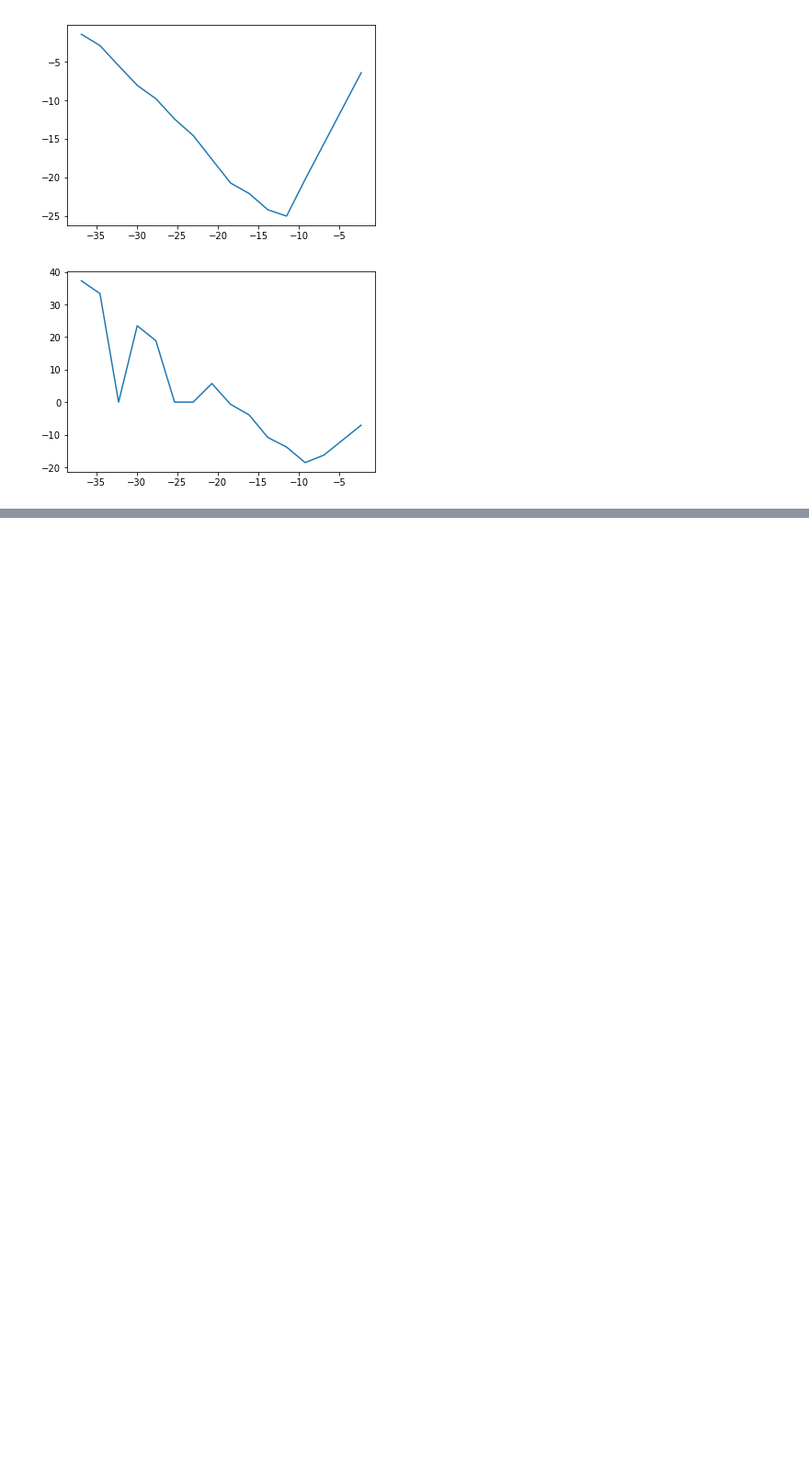
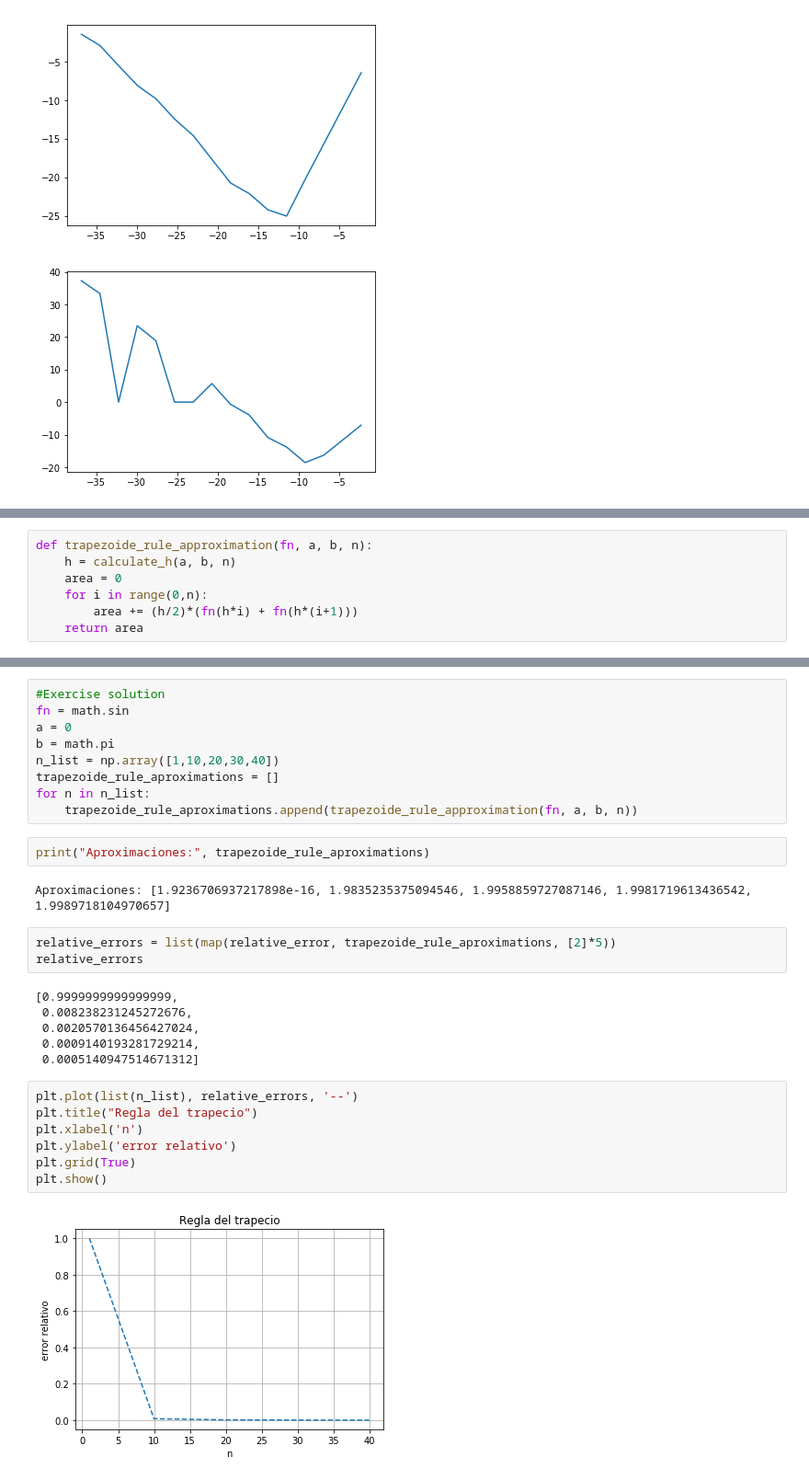
Before and after one commit to gemathus/itam-ds-propedeutico, a Jupyter notebook: practicas/practica_2/practica_2_1.ipynb, the cells around one changed output, grey strips where cells are left out. Shown: that part at 92% size. Saved outputs shown, nothing was run; the diff lists cells and outputs as text; blank space fills up the shorter version.

```diff
--- a/practicas/practica_2/practica_2_1.ipynb
+++ b/practicas/practica_2/practica_2_1.ipynb
@@ -122,0 +222,7 @@ plt.show()
+# %%
+def trapezoide_rule_approximation(fn, a, b, n):
+    h = calculate_h(a, b, n)
+    area = 0
+    for i in range(0,n):
+        area += (h/2)*(fn(h*i) + fn(h*(i+1)))
+    return area
@@ -122,0 +241,31 @@ plt.show()
+# %%
+#Exercise solution
+fn = math.sin
+a = 0
+b = math.pi
+n_list = np.array([1,10,20,30,40])
+trapezoide_rule_aproximations = []
+for n in n_list:
+    trapezoide_rule_aproximations.append(trapezoide_rule_approximation(fn, a, b, n))
+# %%
+print("Aproximaciones:", trapezoide_rule_aproximations)
+# %% [output]
+Aproximaciones: [1.9236706937217898e-16, 1.9835235375094546, 1.9958859727087146, 1.9981719613436542, 1.9989718104970657]
+# %%
+relative_errors = list(map(relative_error, trapezoide_rule_aproximations, [2]*5))
+relative_errors
+# %% [output]
+[0.9999999999999999,
+ 0.008238231245272676,
+ 0.0020570136456427024,
+ 0.0009140193281729214,
+ 0.0005140947514671312]
+# %%
+plt.plot(list(n_list), relative_errors, '--')
+plt.title("Regla del trapecio")
+plt.xlabel('n')
+plt.ylabel('error relativo')
+plt.grid(True)
+plt.show()
+# %% [output]
+[figure, added]
```
Also changed, not shown: parts of 15 cells of this notebook.
